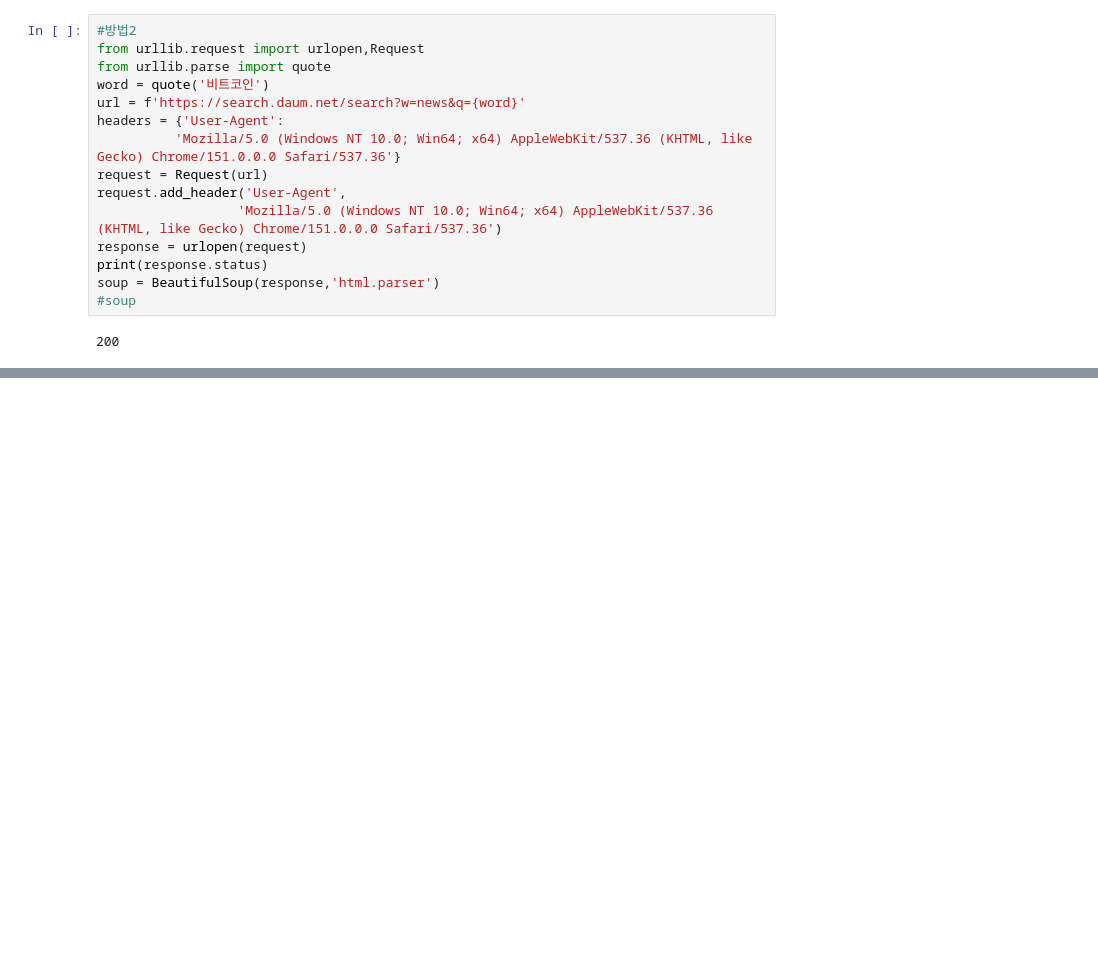
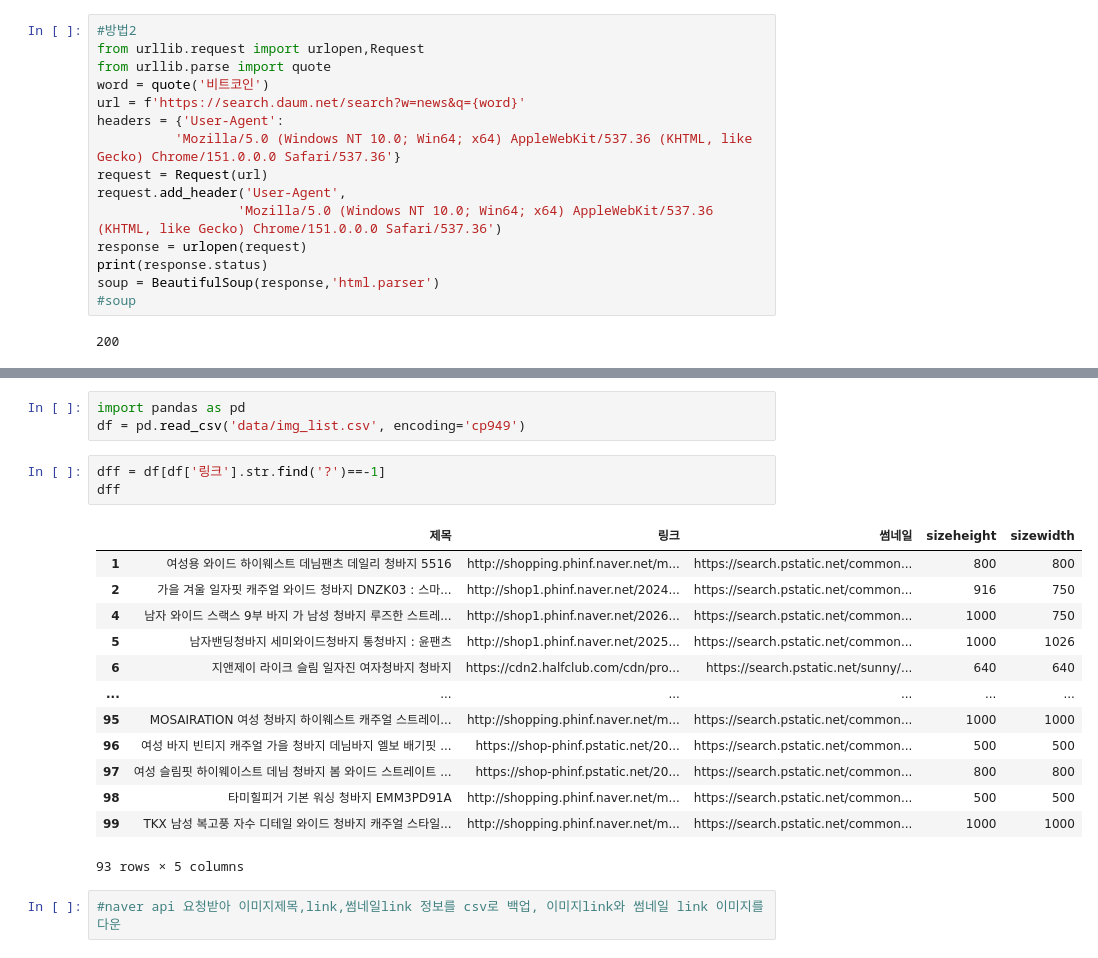
Before and after one commit to zardness/Sang, a Jupyter notebook: source/01_python/ch14_웹데이터수집1_정적_공공api.ipynb, the cells around one changed output, grey strips where cells are left out. Cells and saved outputs as stored; diff of their text form; blank space fills up the shorter version.

```diff
--- a/source/01_python/ch14_웹데이터수집1_정적_공공api.ipynb
+++ b/source/01_python/ch14_웹데이터수집1_정적_공공api.ipynb
@@ -499,0 +1084,22 @@ AttributeError: 'Request' object has no attribute 'get'
+# %%
+import pandas as pd
+df = pd.read_csv('data/img_list.csv', encoding='cp949')
+# %%
+dff = df[df['링크'].str.find('?')==-1]
+dff
+# %% [output]
+|  | 제목 | 링크 | 썸네일 | sizeheight | sizewidth |
+| 1 | 여성용 와이드 하이웨스트 데님팬츠 데일리 청바지 5516 | http://shopping.phinf.naver.net/m... | https://search.pstatic.net/common... | 800 | 800 |
+| 2 | 가을 겨울 일자핏 캐주얼 와이드 청바지 DNZK03 : 스마... | http://shop1.phinf.naver.net/2024... | https://search.pstatic.net/common... | 916 | 750 |
+| 4 | 남자 와이드 스랙스 9부 바지 가 남성 청바지 루즈한 스트레... | http://shop1.phinf.naver.net/2026... | https://search.pstatic.net/common... | 1000 | 750 |
+| 5 | 남자밴딩청바지 세미와이드청바지 통청바지 : 윤팬츠 | http://shop1.phinf.naver.net/2025... | https://search.pstatic.net/common... | 1000 | 1026 |
+| 6 | 지앤제이 라이크 슬림 일자진 여자청바지 청바지 | https://cdn2.halfclub.com/cdn/pro... | https://search.pstatic.net/sunny/... | 640 | 640 |
+| ... | ... | ... | ... | ... | ... |
+| 95 | MOSAIRATION 여성 청바지 하이웨스트 캐주얼 스트레이... | http://shopping.phinf.naver.net/m... | https://search.pstatic.net/common... | 1000 | 1000 |
+| 96 | 여성 바지 빈티지 캐주얼 가을 청바지 데님바지 엘보 배기핏 ... | https://shop-phinf.pstatic.net/20... | https://search.pstatic.net/common... | 500 | 500 |
+| 97 | 여성 슬림핏 하이웨이스트 데님 청바지 봄 와이드 스트레이트 ... | https://shop-phinf.pstatic.net/20... | https://search.pstatic.net/common... | 800 | 800 |
+| 98 | 타미힐피거 기본 워싱 청바지 EMM3PD91A | http://shopping.phinf.naver.net/m... | https://search.pstatic.net/common... | 500 | 500 |
+| 99 | TKX 남성 복고풍 자수 디테일 와이드 청바지 캐주얼 스타일... | http://shopping.phinf.naver.net/m... | https://search.pstatic.net/common... | 1000 | 1000 |
+93 rows × 5 columns
+# %%
+#naver api 요청받아 이미지제목,link,썸네일link 정보를 csv로 백업, 이미지link와 썸네일 link 이미지를 다운
```
Also changed, not shown: parts of 73 cells of this notebook, 8 other files.
